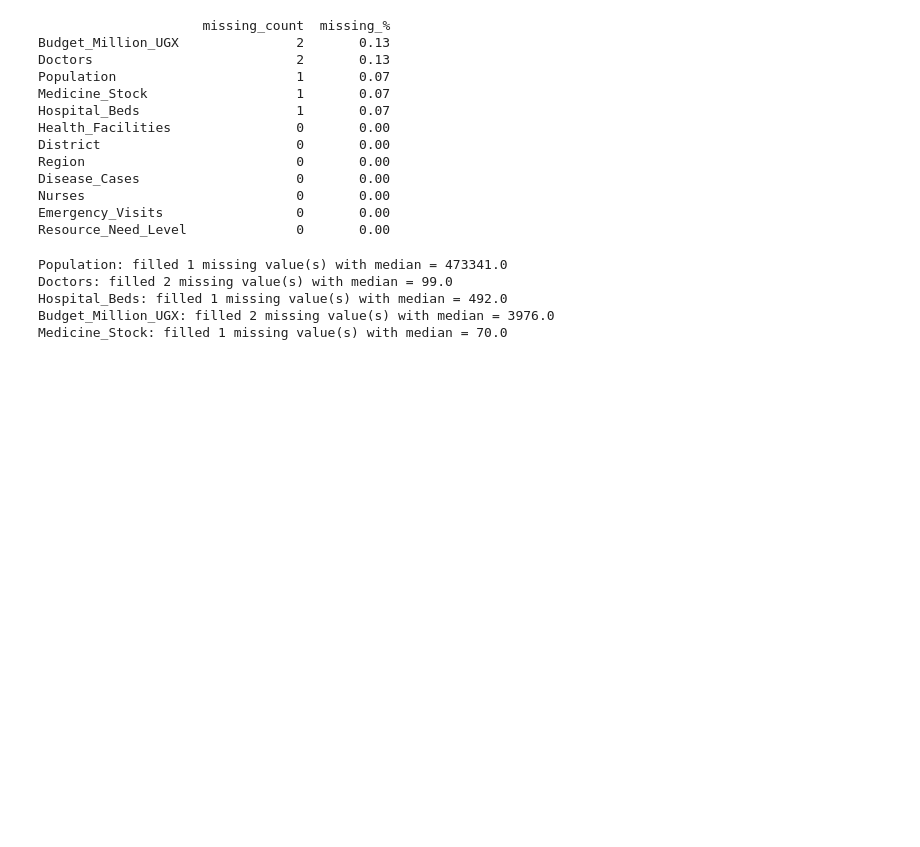
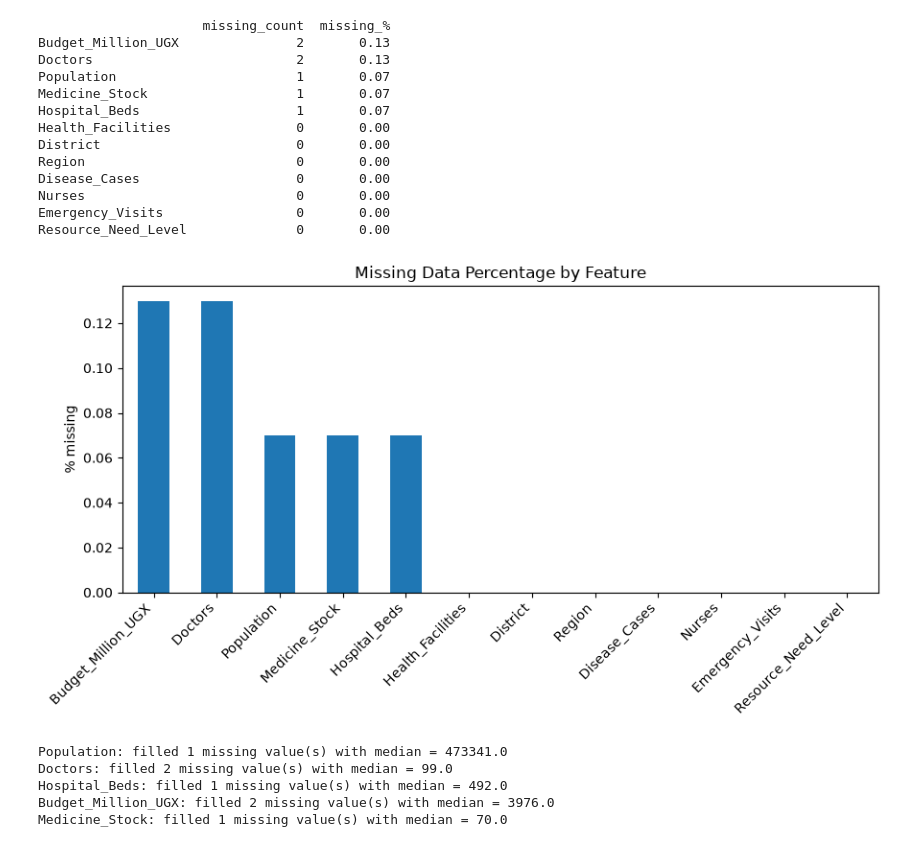
Before and after one commit to Nandrog/Health_Resource_Allocation_Modal, a Jupyter notebook: Health_Resource_Allocation_Model.ipynb, the cells around one changed output. Cells and saved outputs as stored; diff of their text form; code cells hidden in the pictures; blank space fills up the shorter version.

Commit message:
check for and handle missing values and visualisations

```diff
--- a/Health_Resource_Allocation_Model.ipynb
+++ b/Health_Resource_Allocation_Model.ipynb
@@ -92,4 +92,14 @@ Disease_Cases                    0       0.00
 Nurses                           0       0.00
 Emergency_Visits                 0       0.00
 Resource_Need_Level              0       0.00
+# %%
+fig, ax = plt.subplots(figsize=(9, 5))
+missing_summary['missing_%'].sort_values(ascending=False).plot.bar(ax=ax)
+ax.set_title('Missing Data Percentage by Feature')
+ax.set_ylabel('% missing')
+plt.xticks(rotation=45, ha='right')
+plt.tight_layout()
+plt.show()
+# %% [output]
+[figure, added]
 # %%
```
Also changed, not shown: parts of 2 cells of this notebook.
